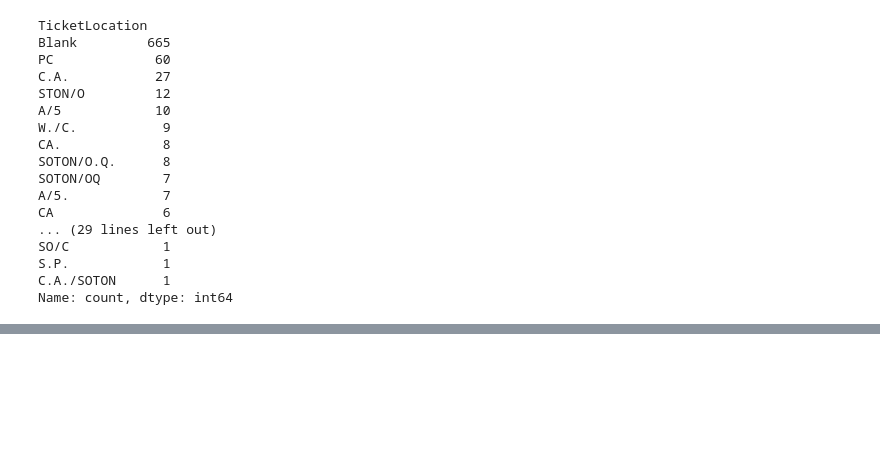
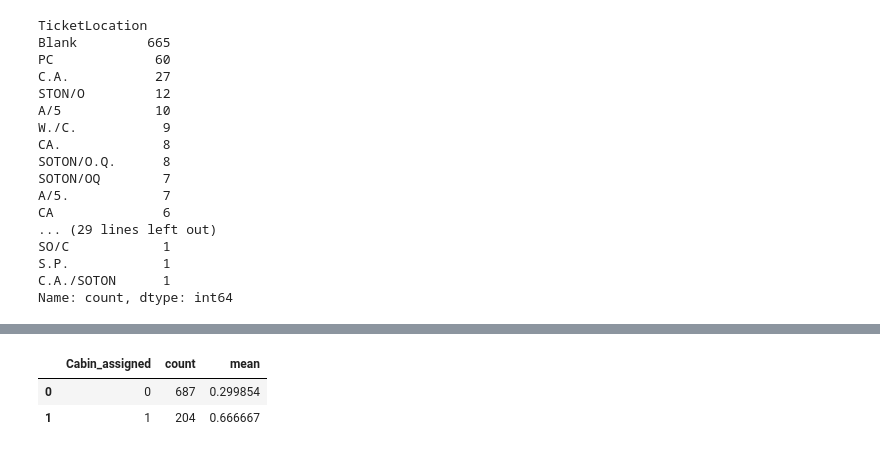
Before and after one commit to aaditya19saini/aaditya19saini, a Jupyter notebook: titanic.ipynb, the cells around one changed output, grey strips where cells are left out. Saved outputs shown, nothing was run; the diff lists cells and outputs as text; code cells hidden in the pictures; blank space fills up the shorter version.

```diff
--- a/titanic.ipynb
+++ b/titanic.ipynb
@@ -668,0 +744,3 @@ Name: count, dtype: int64
+# %%
+train_df['Cabin_assigned']=train_df['Cabin'].apply(lambda x: 0 if x in['U'] else 1)
+test_df['Cabin_assigned']=test_df['Cabin'].apply(lambda x: 0 if x in['U'] else 1)
@@ -668,0 +757,6 @@ Name: count, dtype: int64
+# %%
+train_df.groupby(['Cabin_assigned'], as_index=False)['Survived'].agg(['count','mean'])
+# %% [output]
+|  | Cabin_assigned | count | mean |
+| 0 | 0 | 687 | 0.299854 |
+| 1 | 1 | 204 | 0.666667 |
```
Also changed, not shown: parts of 13 cells of this notebook.
